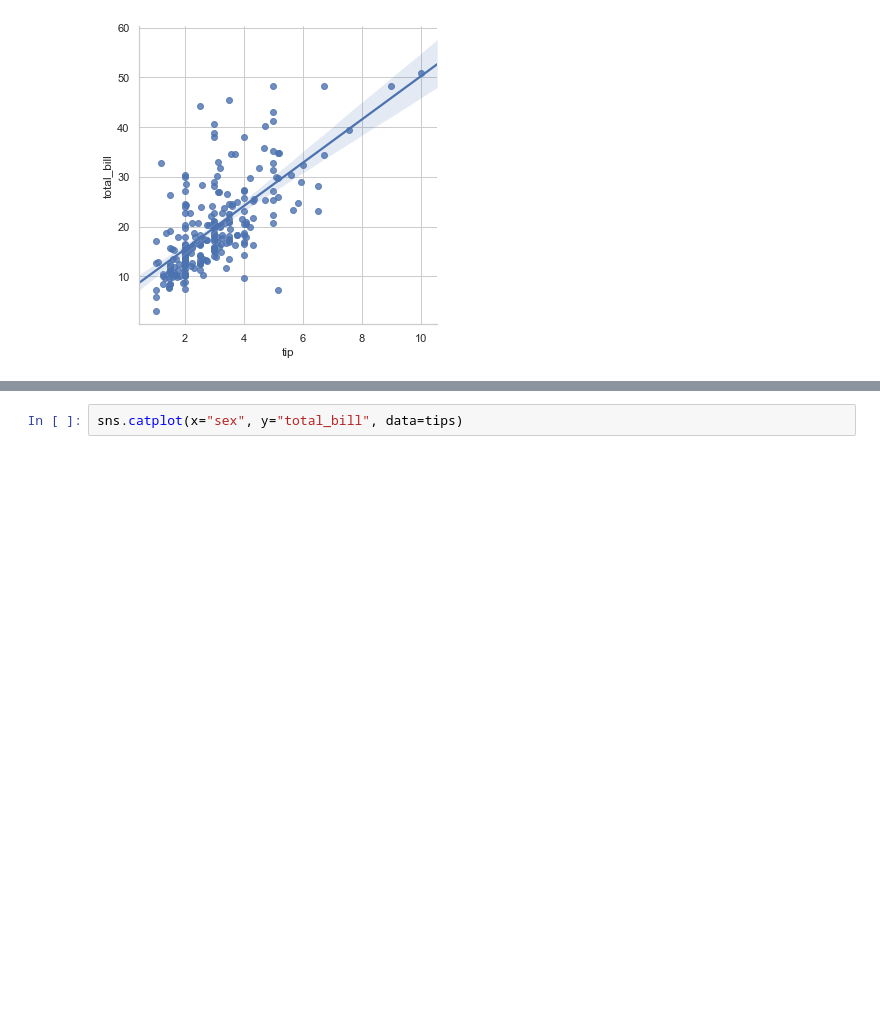
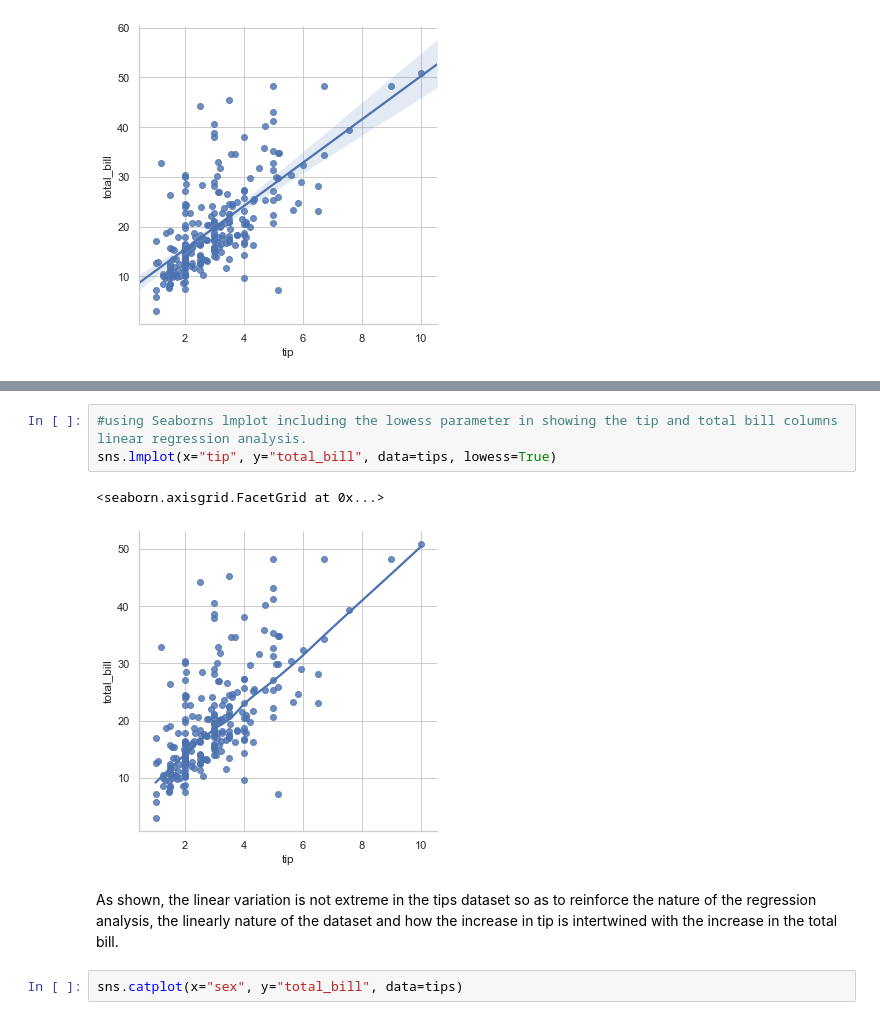
Before and after one commit to garycunningham89/fundamentalsdataanalysis, a Jupyter notebook: Fundamentals of Data Analysis.ipynb, the cells around one changed output, grey strips where cells are left out. Drawn from its saved outputs; the diff is of its cells as text; blank space fills up the shorter version.

Commit message:
completing regression analysis

```diff
--- a/Fundamentals of Data Analysis.ipynb
+++ b/Fundamentals of Data Analysis.ipynb
@@ -393,3 +393,11 @@ As linear regression analysis hopes to predict trends the shaded areas either si
+# %%
+#using Seaborns lmplot including the lowess parameter in showing the tip and total bill columns linear regression analysis.
+sns.lmplot(x="tip", y="total_bill", data=tips, lowess=True)
+# %% [output]
+<seaborn.axisgrid.FacetGrid at 0x...>
+[figure, added]
+# %% [markdown]
+As shown, the linear variation is not extreme in the tips dataset so as to reinforce the nature of the regression analysis, the linearly nature of the dataset and how the increase in tip is intertwined with the increase in the total bill.
 # %%
 sns.catplot(x="sex", y="total_bill", data=tips)
 # %% [output]
```
Also changed, not shown: parts of 1 cell of this notebook, 1 other file.
